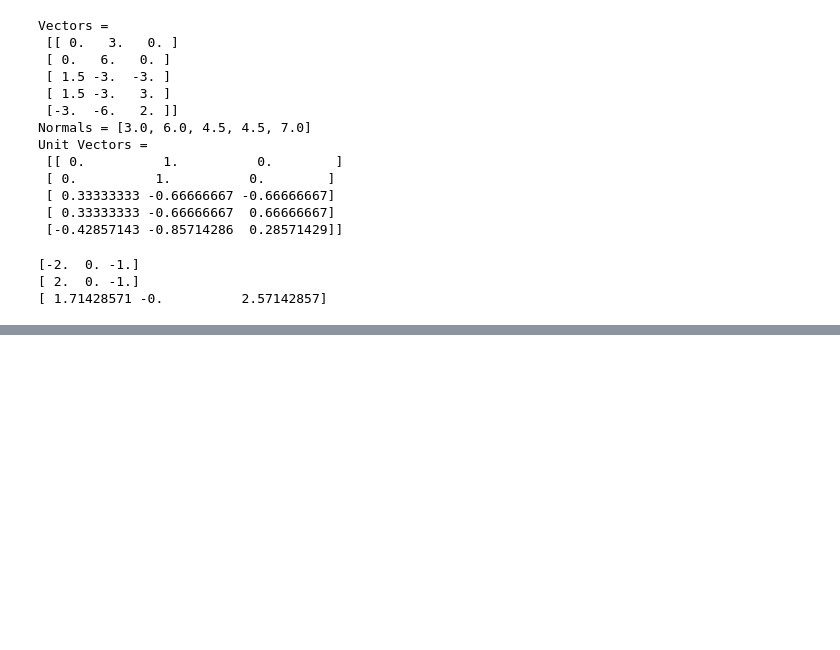
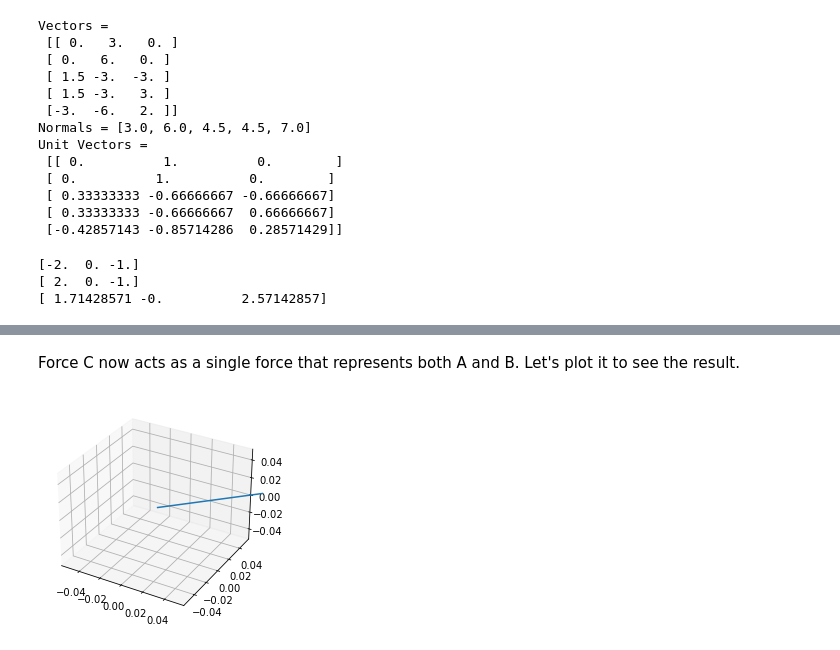
Before and after one commit to h2o-DS/uconn_numpy_tutorials, a Jupyter notebook: notebooks/daniel_notebook.ipynb, the cells around one changed output, grey strips where cells are left out. Cells and saved outputs as stored; diff of their text form; code cells hidden in the pictures; blank space fills up the shorter version.

```diff
--- a/notebooks/daniel_notebook.ipynb
+++ b/notebooks/daniel_notebook.ipynb
@@ -104,0 +162,16 @@ In this tutorial we will use the following NumPy tools:
+# %% [markdown]
+Force C now acts as a single force that represents both A and B.
+Let's plot it to see the result.
+# %%
+fig = plt.figure()
+
+d3 = fig.gca(projection='3d')
+
+x, y, z = np.array([0,0,0])
+
+u, v, w = forceC
+d3.quiver(x,y,z,u,v,w)
+
+plt.show()
+# %% [output]
+[figure, added]
```
Also changed, not shown: parts of 27 cells of this notebook.
